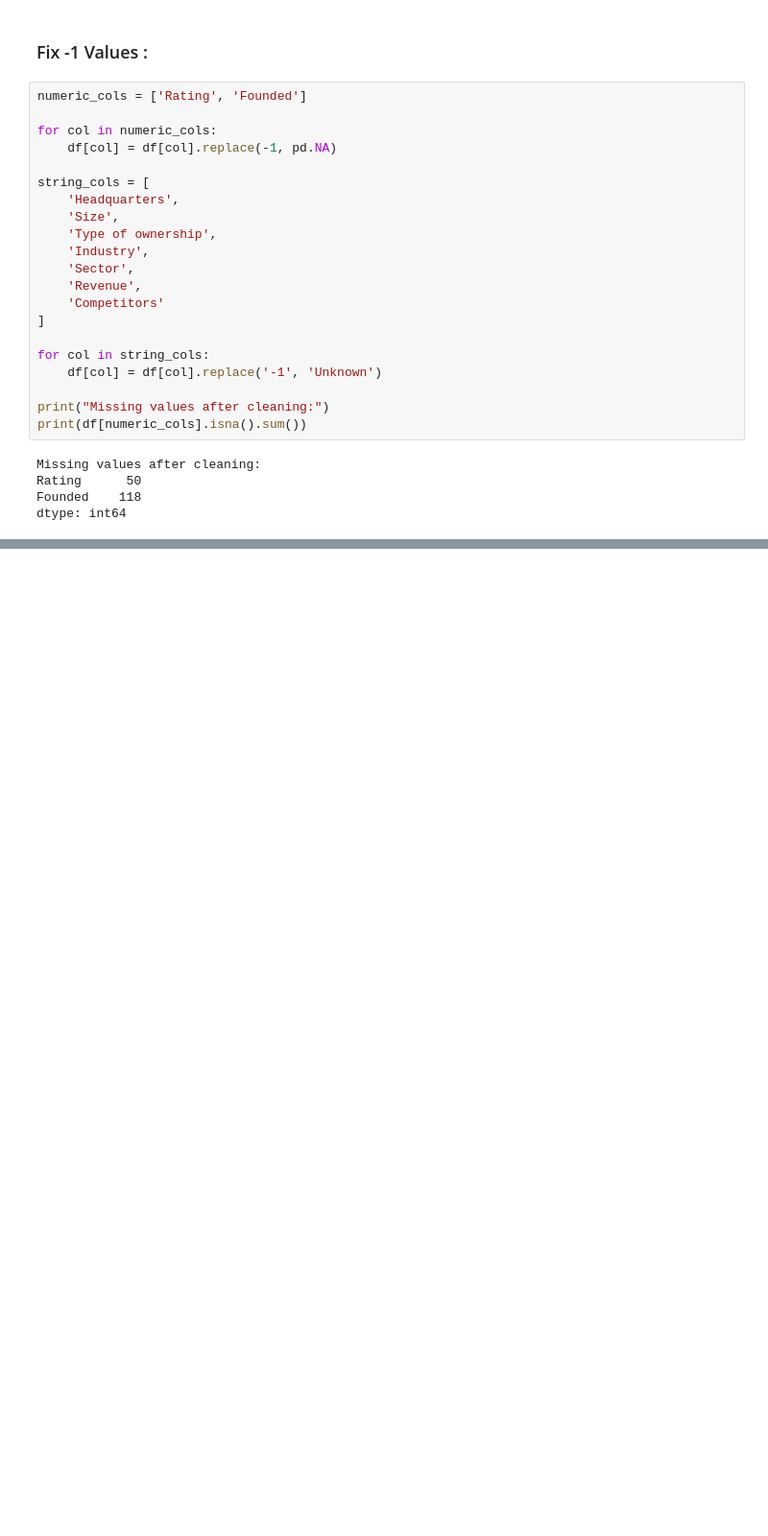
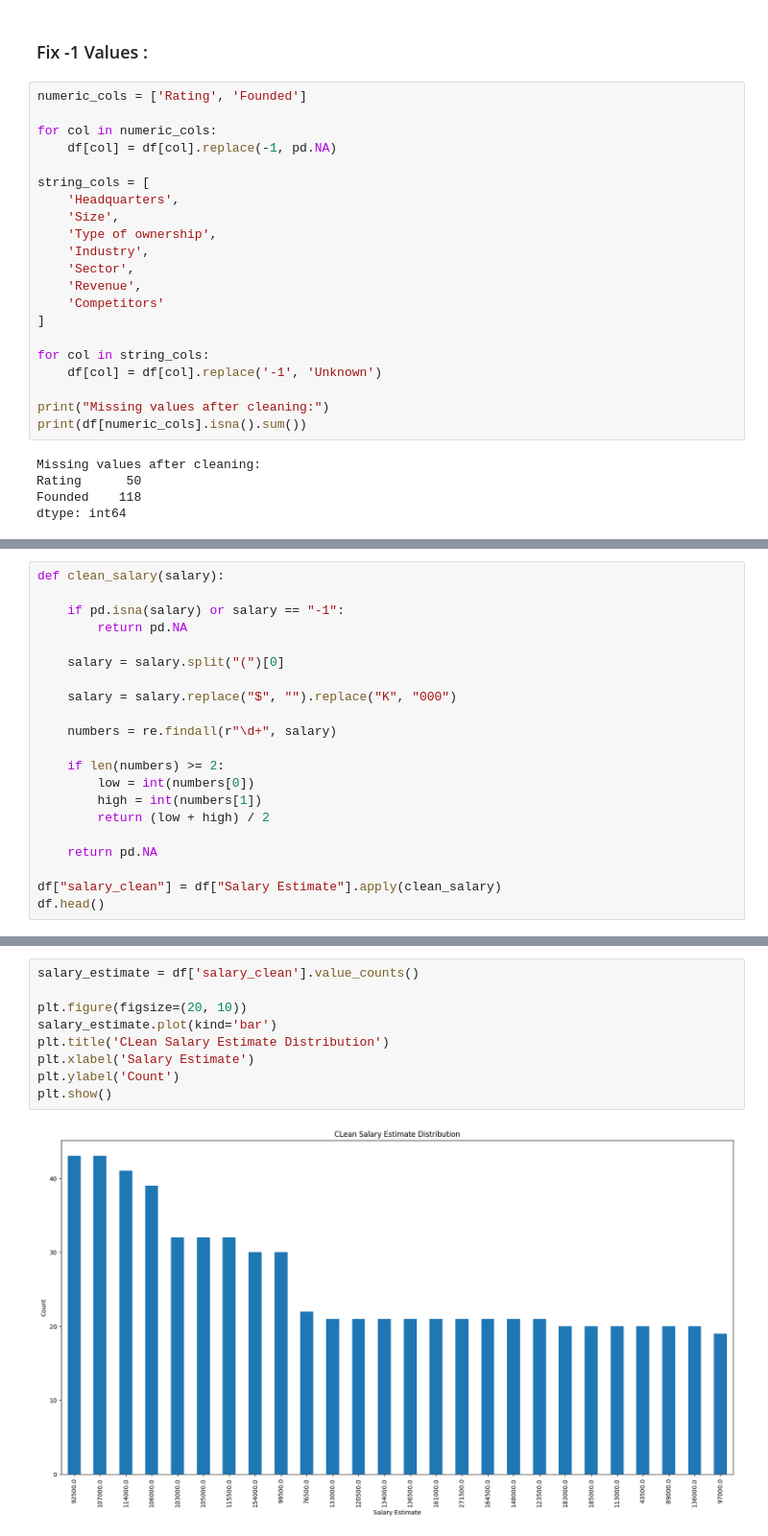
Before and after one commit to RachidNaitSaid2002/HR-Pulse-, a Jupyter notebook: ml/notebooks/01_eda.ipynb, the cells around one changed output, grey strips where cells are left out. Shown at 96% size. Drawn from its saved outputs; the diff is of its cells as text; blank space fills up the shorter version.

```diff
--- a/ml/notebooks/01_eda.ipynb
+++ b/ml/notebooks/01_eda.ipynb
@@ -196,0 +211,21 @@ dtype: int64
+# %%
+def clean_salary(salary):
+
+    if pd.isna(salary) or salary == "-1":
+        return pd.NA
+
+    salary = salary.split("(")[0]
+
+    salary = salary.replace("$", "").replace("K", "000")
+
+    numbers = re.findall(r"\d+", salary)
+
+    if len(numbers) >= 2:
+        low = int(numbers[0])
+        high = int(numbers[1])
+        return (low + high) / 2
+
+    return pd.NA
+
+df["salary_clean"] = df["Salary Estimate"].apply(clean_salary)
+df.head()
@@ -196,0 +239,11 @@ dtype: int64
+# %%
+salary_estimate = df['salary_clean'].value_counts()
+
+plt.figure(figsize=(20, 10))
+salary_estimate.plot(kind='bar')
+plt.title('CLean Salary Estimate Distribution')
+plt.xlabel('Salary Estimate')
+plt.ylabel('Count')
+plt.show()
+# %% [output]
+[figure, added]
```
Also changed, not shown: parts of 4 cells of this notebook.
